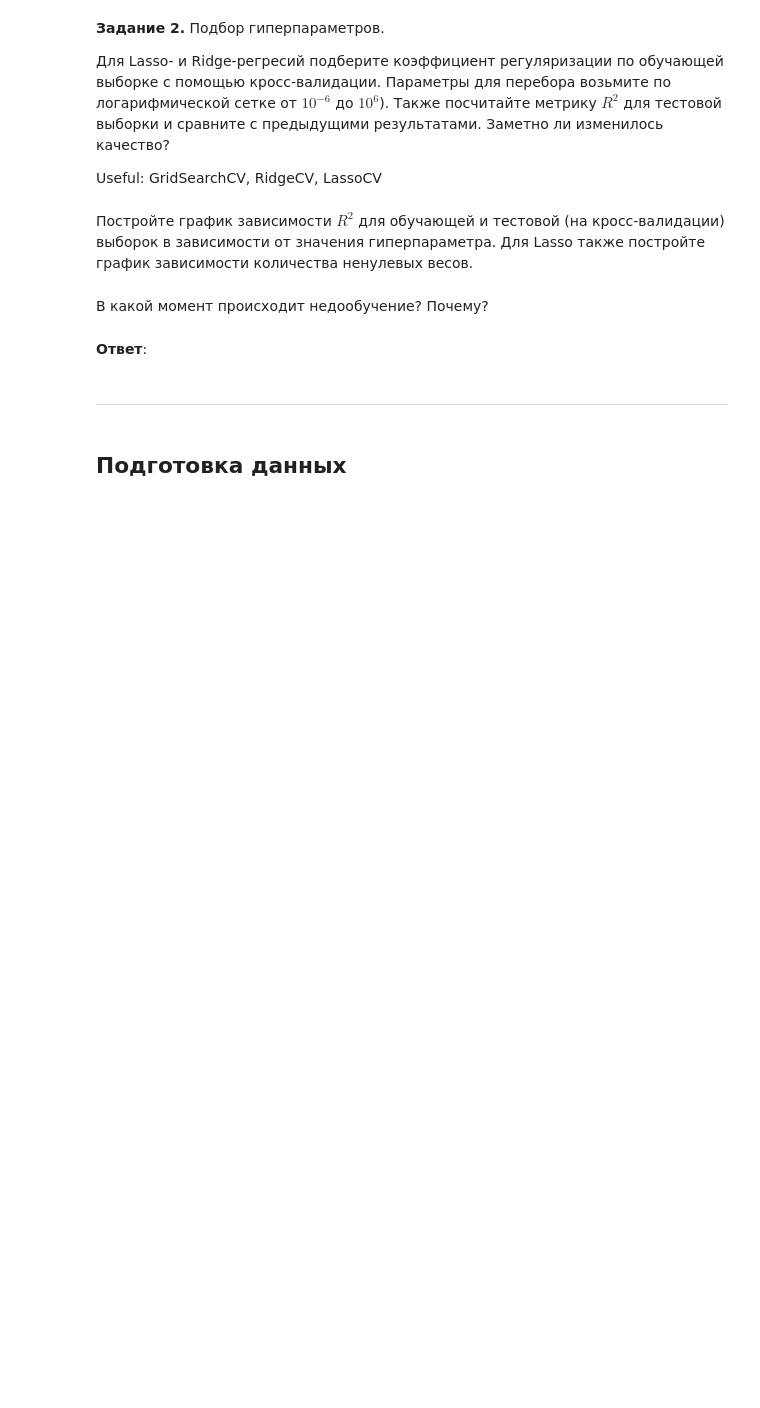
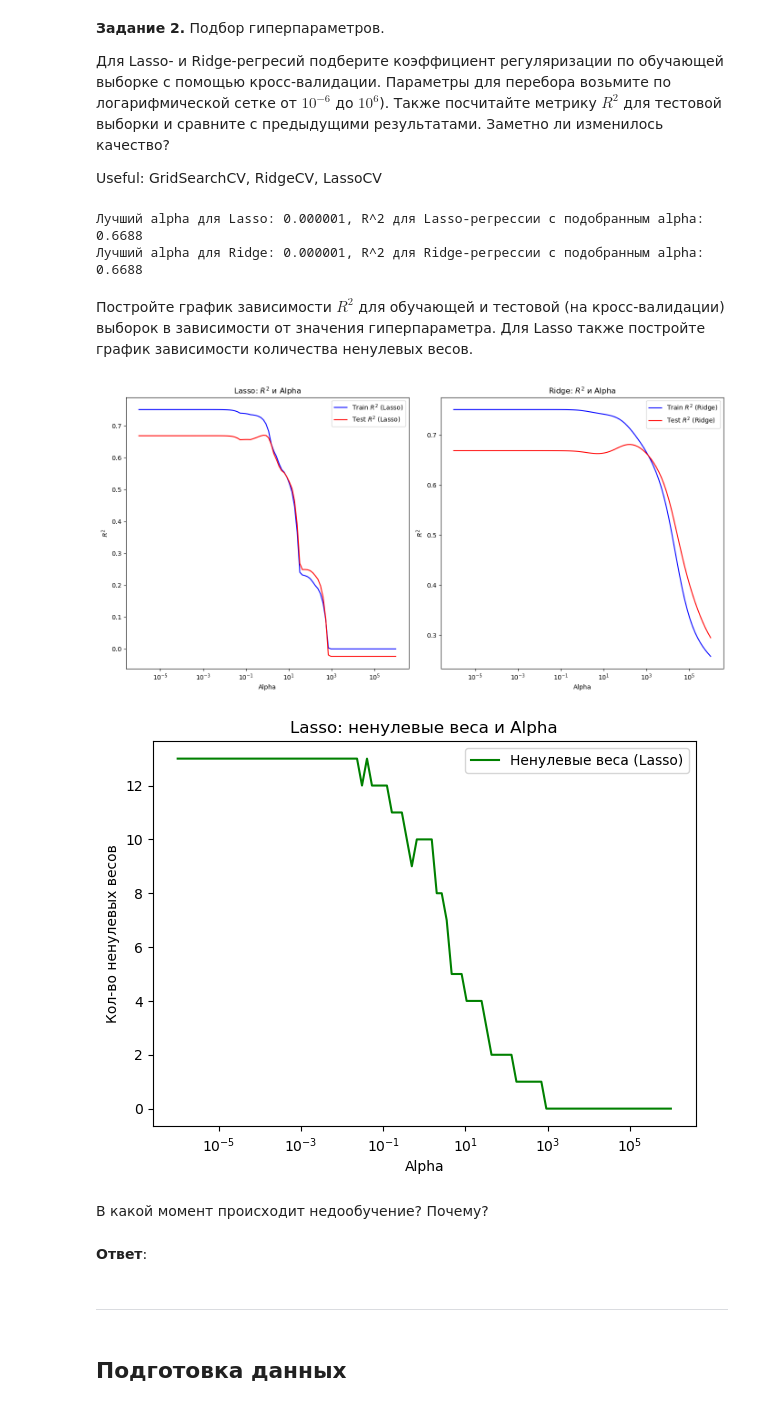
Before and after one commit to giezz/ml-module-2, a Jupyter notebook: lab4/ml_lab4.ipynb, the cells around one changed output. Saved outputs shown, nothing was run; the diff lists cells and outputs as text; code cells hidden in the pictures; blank space fills up the shorter version.

```diff
--- a/lab4/ml_lab4.ipynb
+++ b/lab4/ml_lab4.ipynb
@@ -91,2 +90,22 @@ Useful: GridSearchCV, RidgeCV, LassoCV
+# %%
+from sklearn.linear_model import LassoCV, RidgeCV
+
+alphas = np.logspace(-6, 6, 100)
+
+lasso_cv_model = LassoCV(alphas=alphas, cv=5)
+lasso_cv_model.fit(x_train, y_train)
+lasso_best_alpha = lasso_cv_model.alpha_
+r2_lasso_cv = lasso_cv_model.score(x_test, y_test)
+
+ridge_cv_model = RidgeCV(alphas=alphas, cv=5)
+ridge_cv_model.fit(x_train, y_train)
+ridge_best_alpha = ridge_cv_model.alpha_
+r2_ridge_cv = ridge_cv_model.score(x_test, y_test)
+
+print(f"Лучший alpha для Lasso: {lasso_best_alpha:.6f}, R^2 для Lasso-регрессии с подобранным alpha: {r2_lasso_cv:.4f}")
+print(f"Лучший alpha для Ridge: {ridge_best_alpha:.6f}, R^2 для Ridge-регрессии с подобранным alpha: {r2_ridge_cv:.4f}")
+# %% [output]
+Лучший alpha для Lasso: 0.000001, R^2 для Lasso-регрессии с подобранным alpha: 0.6688
+Лучший alpha для Ridge: 0.000001, R^2 для Ridge-регрессии с подобранным alpha: 0.6688
 # %% [markdown]
 Постройте график зависимости $R^2$ для обучающей и тестовой (на кросс-валидации) выборок в зависимости от значения гиперпараметра. Для Lasso также постройте график зависимости количества ненулевых весов.
@@ -96,3 +112,57 @@ Useful: GridSearchCV, RidgeCV, LassoCV
+# %%
+lasso_r2_train = []
+lasso_r2_val = []
+lasso_nonzero_weights = []
+
+for alpha in alphas:
+    lasso_model = Lasso(alpha=alpha, max_iter=10000, random_state=42)
+    lasso_model.fit(x_train, y_train)
+    lasso_r2_train.append(lasso_model.score(x_train, y_train))
+    lasso_r2_val.append(lasso_model.score(x_test, y_test))
+    lasso_nonzero_weights.append(np.sum(lasso_model.coef_ != 0))
+
+ridge_r2_train = []
+ridge_r2_val = []
+
+for alpha in alphas:
+    ridge_model = Ridge(alpha=alpha, max_iter=10000)
+    ridge_model.fit(x_train, y_train)
+    ridge_r2_train.append(ridge_model.score(x_train, y_train))
+    ridge_r2_val.append(ridge_model.score(x_test, y_test))
+
+plt.figure(figsize=(14, 7))
+plt.subplot(1, 2, 1)
+plt.plot(alphas, lasso_r2_train, label="Train $R^2$ (Lasso)", color="blue")
+plt.plot(alphas, lasso_r2_val, label="Test $R^2$ (Lasso)", color="red")
+plt.xscale("log")
+plt.xlabel("Alpha")
+plt.ylabel("$R^2$")
+plt.title("Lasso: $R^2$ и Alpha")
+plt.legend()
+
+plt.subplot(1, 2, 2)
+plt.plot(alphas, ridge_r2_train, label="Train $R^2$ (Ridge)", color="blue")
+plt.plot(alphas, ridge_r2_val, label="Test $R^2$ (Ridge)", color="red")
+plt.xscale("log")
+plt.xlabel("Alpha")
+plt.ylabel("$R^2$")
+plt.title("Ridge: $R^2$ и Alpha")
+plt.legend()
+
+plt.tight_layout()
+plt.show()
+
+plt.figure(figsize=(7, 5))
+plt.plot(alphas, lasso_nonzero_weights, label="Ненулевые веса (Lasso)", color="green")
+plt.xscale("log")
+plt.xlabel("Alpha")
+plt.ylabel("Кол-во ненулевых весов")
+plt.title("Lasso: ненулевые веса и Alpha")
+plt.legend()
+plt.show()
+# %% [output]
+[figure, added]
+[figure, added]
 # %% [markdown]
 В какой момент происходит недообучение? Почему?
 # %% [markdown]
```
Also changed, not shown: parts of 20 cells of this notebook.
